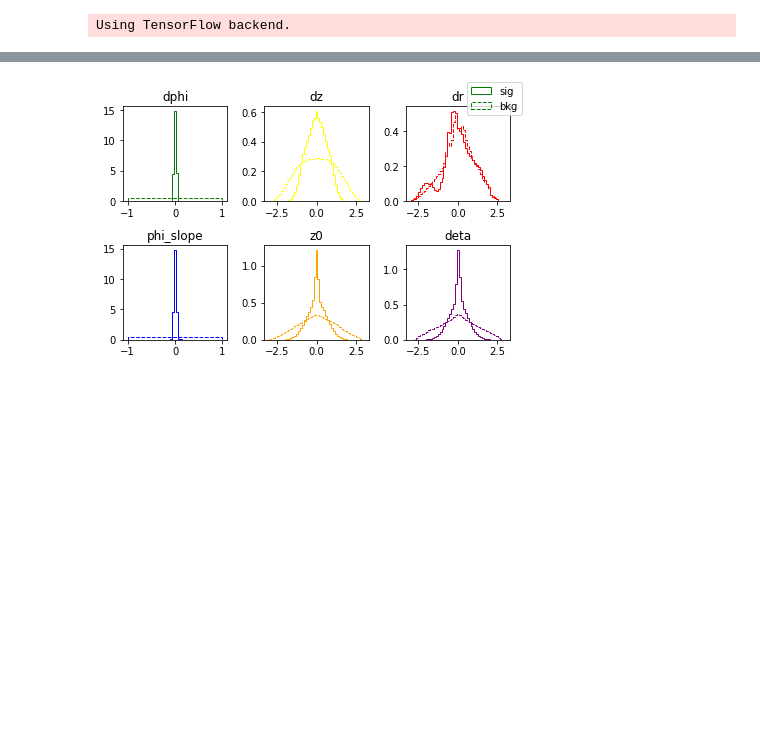
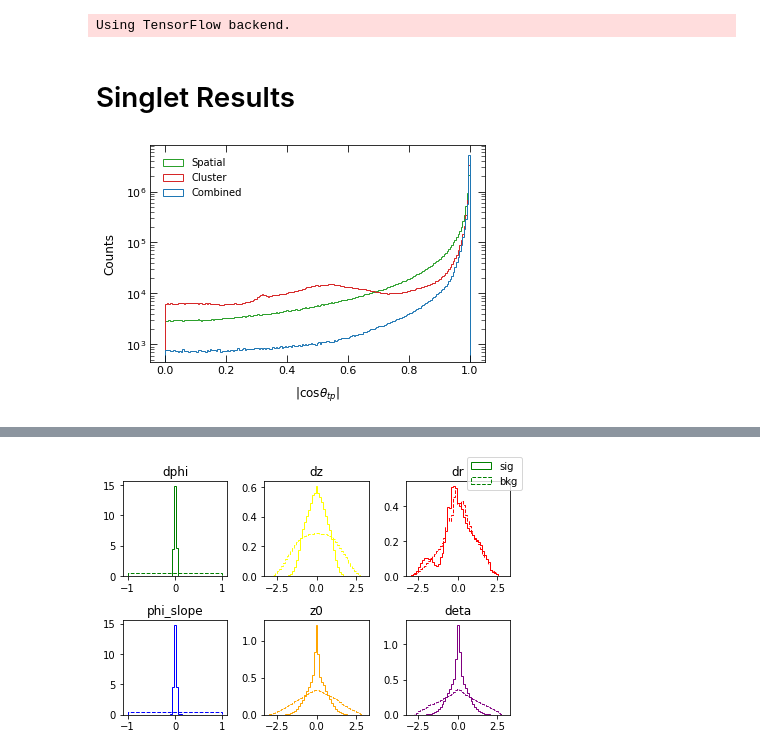
Before and after one commit to jxi24/TrackML, a Jupyter notebook: Results/result.ipynb, the cells around one changed output, grey strips where cells are left out. Cells and saved outputs as stored; diff of their text form; code cells hidden in the pictures; blank space fills up the shorter version.

Commit message:
Add in singlet data

```diff
--- a/Results/result.ipynb
+++ b/Results/result.ipynb
@@ -14,3 +16,50 @@ from mpl_toolkits.mplot3d import Axes3D
 from sklearn.metrics import roc_curve, precision_recall_curve
 # %% [output]
 Using TensorFlow backend.
+# %%
+labelsize = 12
+legendsize = 10
+axissize = 11
+lw = 1
+labelpad = 10
+# %%
+def make_figure_axes(figsize=None):
+    fig, ax = plt.subplots(figsize=figsize)
+    ax.tick_params(axis='both', direction='in',
+                   reset=True, labelsize=axissize, which='both')
+    ax.tick_params(which='major', length=7)
+    ax.tick_params(which='minor', length=4)
+
+    return fig, ax
+# %% [markdown]
+# Singlet Results
+# %%
+single_total = np.load('single_total.npy')
+single_xyz = np.load('single_xyz.npy')
+single_cluster = np.load('single_cluster.npy')
+
+total_prob = np.load('singlet_total_prob.npy')
+total_frac = np.load('singlet_total_frac.npy')
+total_frac_out = np.load('singley_total_frac_out.npy')
+
+xyz_prob = np.load('singlet_xyz_prob.npy')
+xyz_frac = np.load('singlet_xyz_frac.npy')
+xyz_frac_out = np.load('singley_xyz_frac_out.npy')
+
+cluster_prob = np.load('singlet_cluster_prob.npy')
+cluster_frac = np.load('singlet_cluster_frac.npy')
+cluster_frac_out = np.load('singley_cluster_frac_out.npy')
+# %%
+bins = np.linspace(0, 1, 200)
+_, ax = make_figure_axes()
+ax.hist(np.abs(single_xyz), histtype='step', color='tab:green', label='Spatial', bins=bins, lw=lw)
+ax.hist(np.abs(single_cluster), histtype='step', color='tab:red', label='Cluster', bins=bins, lw=lw)
+ax.hist(np.abs(single_total), histtype='step', color='tab:blue', label='Combined', bins=bins, lw=lw)
+ax.set_yscale('log')
+ax.set_xlabel(r'$|\cos\theta_{tp}|$', fontsize=labelsize, labelpad=labelpad)
+ax.set_ylabel('Counts', fontsize=labelsize, labelpad=labelpad)
+ax.legend(loc="upper left", frameon=False, fontsize=legendsize, borderpad=0.8)
+plt.savefig('singlet_cosine.pdf', bbox_inches='tight')
+plt.show()
+# %% [output]
+[figure, added]
```
Also changed, not shown: parts of 7 cells of this notebook, 30 other files.
